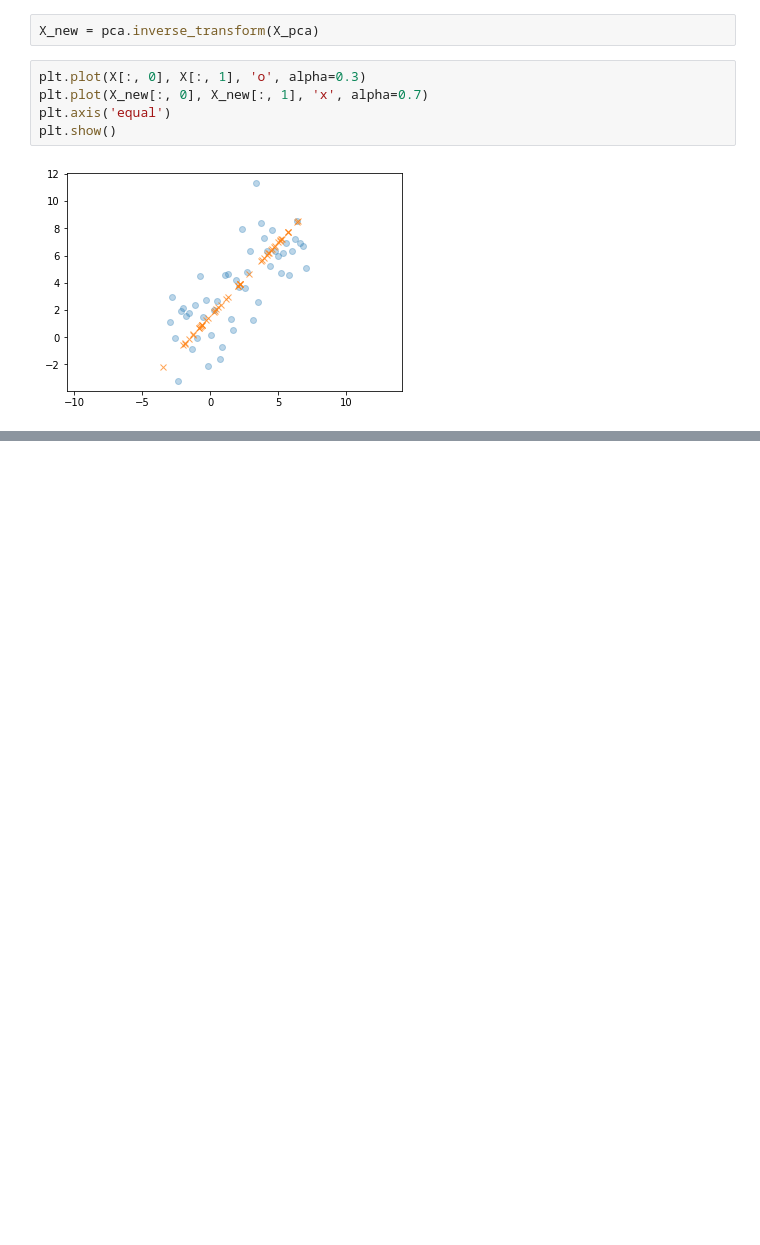
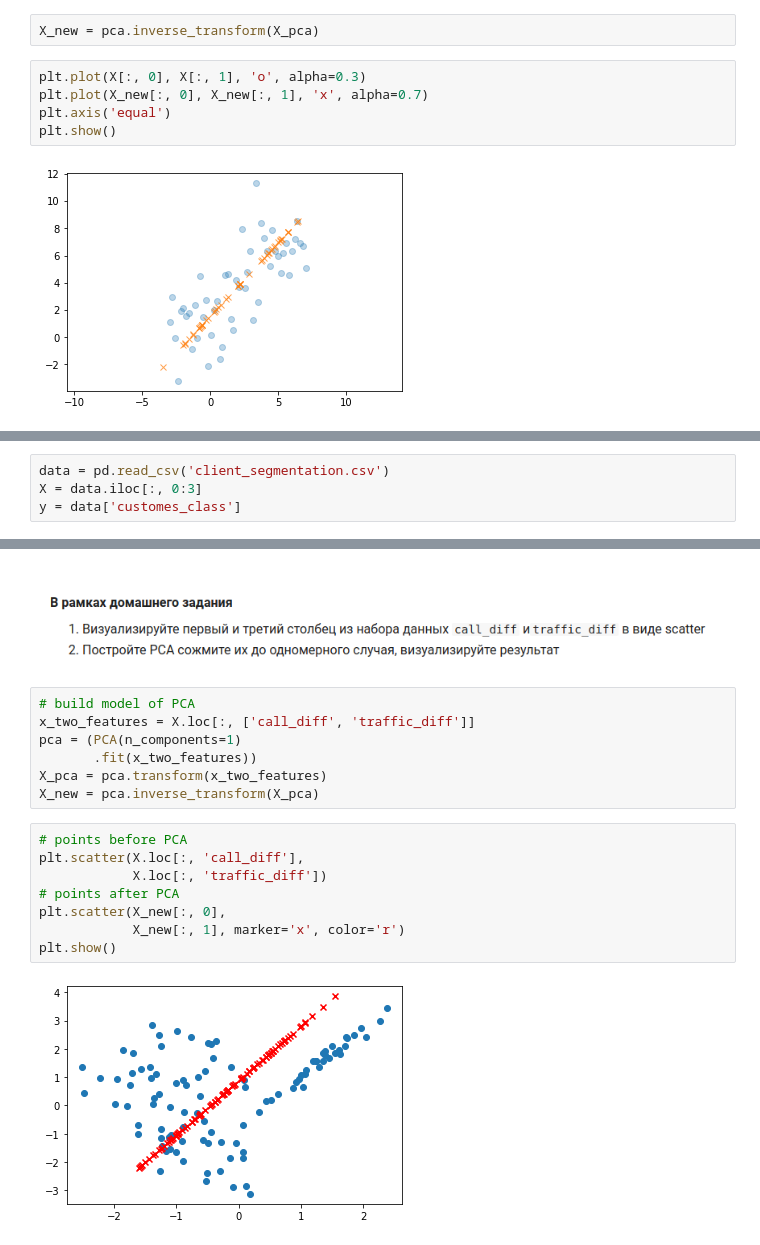
Before and after one commit to Stynic/train_ml_math, a Jupyter notebook: ml/low_level/module_8/notebook_8.ipynb, the cells around one changed output, grey strips where cells are left out. Drawn from its saved outputs; the diff is of its cells as text; blank space fills up the shorter version.

```diff
--- a/ml/low_level/module_8/notebook_8.ipynb
+++ b/ml/low_level/module_8/notebook_8.ipynb
@@ -56,0 +66,4 @@ plt.show()
+# %%
+data = pd.read_csv('client_segmentation.csv')
+X = data.iloc[:, 0:3]
+y = data['customes_class']
@@ -56,0 +89,20 @@ plt.show()
+# %% [markdown]
+###
+![image.png](attachment:19cc1ace-a117-4095-9ba0-a86ae7ee99b2.png)
+# %%
+# build model of PCA
+x_two_features = X.loc[:, ['call_diff', 'traffic_diff']]
+pca = (PCA(n_components=1)
+       .fit(x_two_features))
+X_pca = pca.transform(x_two_features)
+X_new = pca.inverse_transform(X_pca)
+# %%
+# points before PCA
+plt.scatter(X.loc[:, 'call_diff'],
+            X.loc[:, 'traffic_diff'])
+# points after PCA
+plt.scatter(X_new[:, 0],
+            X_new[:, 1], marker='x', color='r')
+plt.show()
+# %% [output]
+[figure, added]
```
Also changed, not shown: parts of 9 cells of this notebook, 1 other file.
